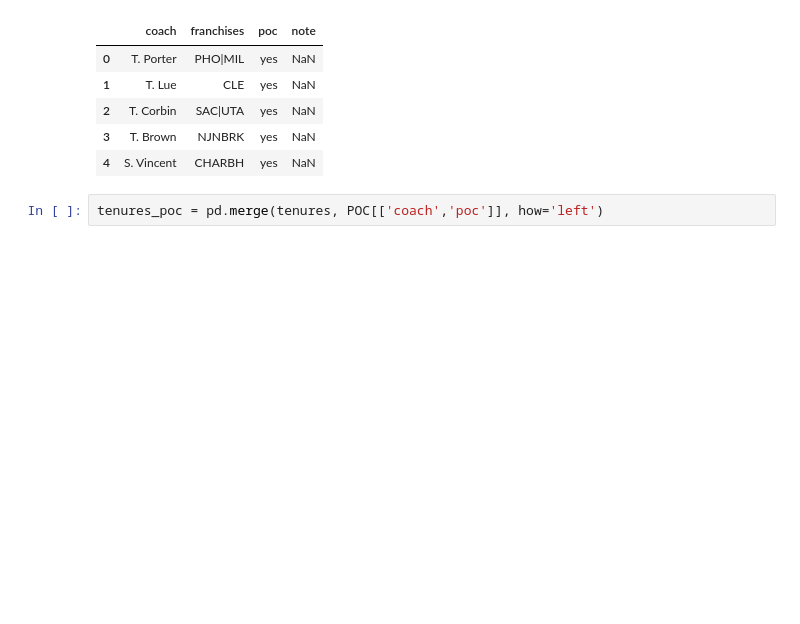
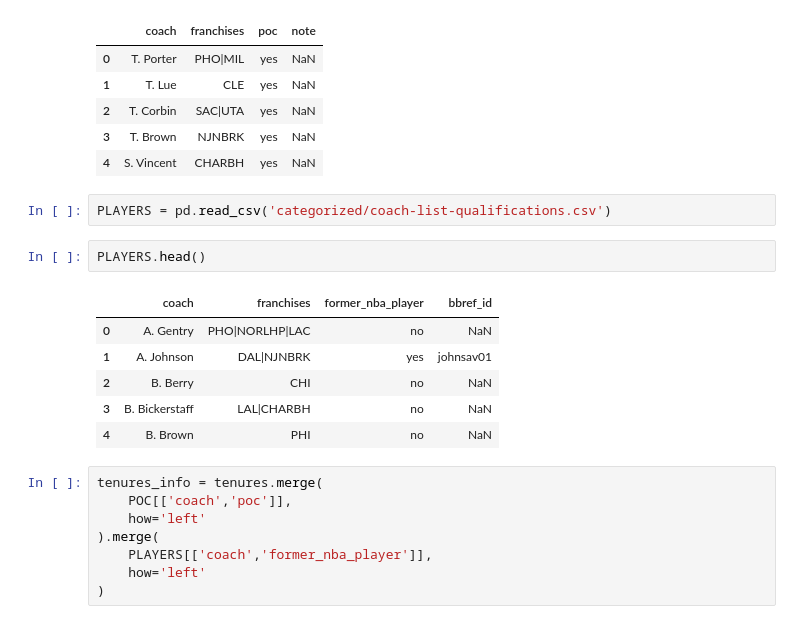
Before and after one commit to ryanvmenezes/coaching-survival, a Jupyter notebook: nba/analysis.ipynb, the cells around one changed output. Cells and saved outputs as stored; diff of their text form; blank space fills up the shorter version.

```diff
--- a/nba/analysis.ipynb
+++ b/nba/analysis.ipynb
@@ -77,6 +77,23 @@ POC.head()
 | 2 | T. Corbin | SAC|UTA | yes | NaN |
 | 3 | T. Brown | NJNBRK | yes | NaN |
 | 4 | S. Vincent | CHARBH | yes | NaN |
+# %%
+PLAYERS = pd.read_csv('categorized/coach-list-qualifications.csv')
+# %%
+PLAYERS.head()
+# %% [output]
+|  | coach | franchises | former_nba_player | bbref_id |
+| 0 | A. Gentry | PHO|NORLHP|LAC | no | NaN |
+| 1 | A. Johnson | DAL|NJNBRK | yes | johnsav01 |
+| 2 | B. Berry | CHI | no | NaN |
+| 3 | B. Bickerstaff | LAL|CHARBH | no | NaN |
+| 4 | B. Brown | PHI | no | NaN |
 # %%
-tenures_poc = pd.merge(tenures, POC[['coach','poc']], how='left')
+tenures_info = tenures.merge(
+    POC[['coach','poc']],
+    how='left'
+).merge(
+    PLAYERS[['coach','former_nba_player']],
+    how='left'
+)
 # %%
```
Also changed, not shown: parts of 18 cells of this notebook.
